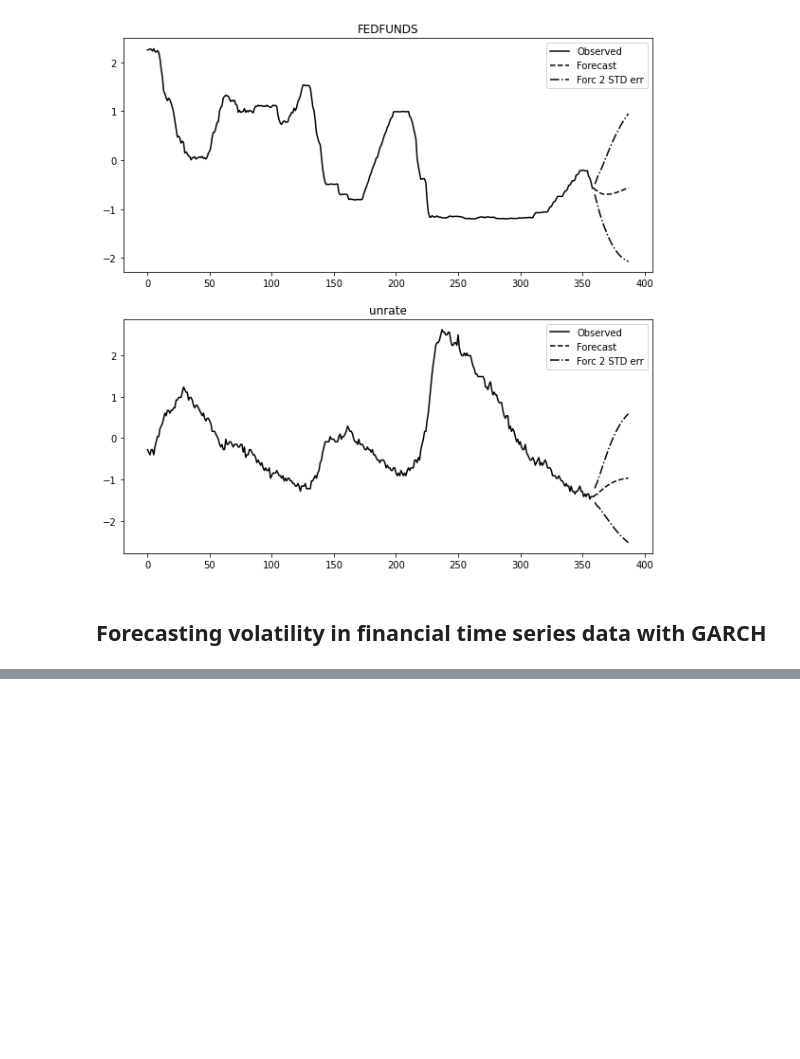
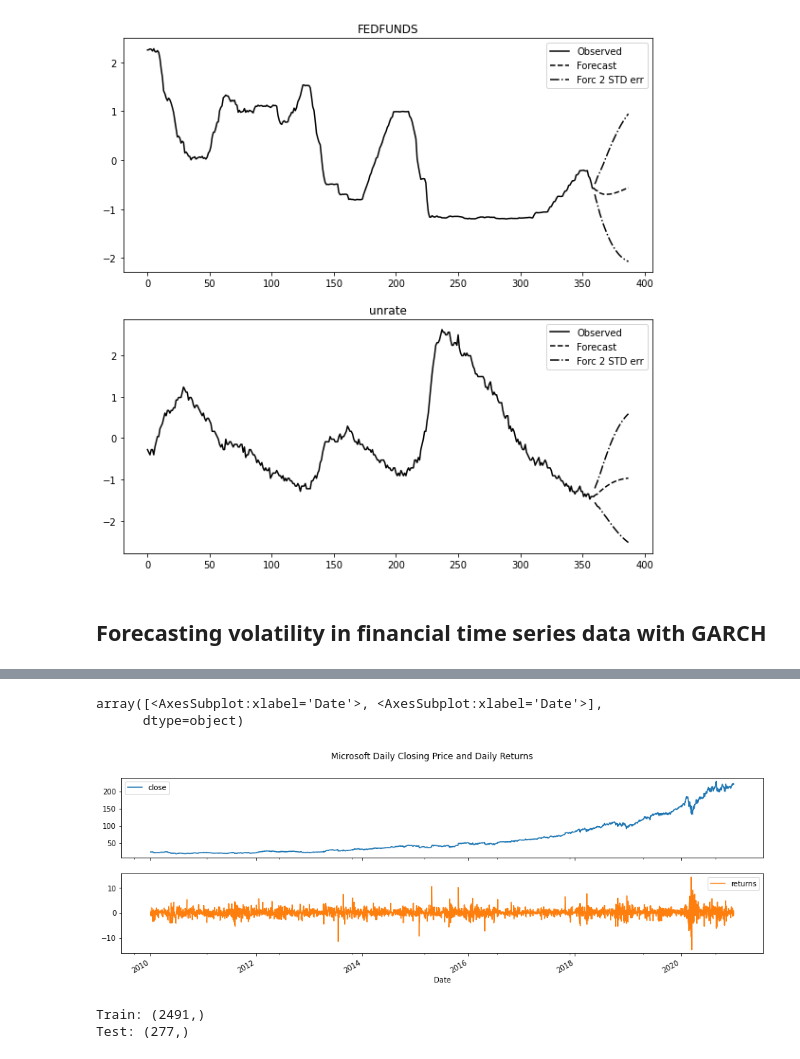
Before and after one commit to LaurbergMJ/TimeSeriesAnalysisWithPythonCookbook, a Jupyter notebook: Ch11.ipynb, the cells around one changed output, grey strips where cells are left out. Drawn from its saved outputs; the diff is of its cells as text; code cells hidden in the pictures; blank space fills up the shorter version.

```diff
--- a/Ch11.ipynb
+++ b/Ch11.ipynb
@@ -725,0 +758,25 @@ results.plot_forecast(n, plot_stderr=True)
+# %%
+# Load the msft.csv dataset
+msft = pd.read_csv('../TimeSeriesAnalysisWithPythonCookbook/Data/msft.csv', index_col='Date', parse_dates=True)
+# %%
+# Convert the daily stock price into a daily stock return
+msft['returns'] = 100 * msft.pct_change()
+# %%
+msft.dropna(inplace=True, how='any')
+# %%
+# Plot both the daily stock price and daily return
+msft.plot(subplots=True, title='Microsoft Daily Closing Price and Daily Returns')
+# %% [output]
+array([<AxesSubplot:xlabel='Date'>, <AxesSubplot:xlabel='Date'>],
+      dtype=object)
+[figure, added]
+# %%
+# Split the data into 90% train and 10% test
+idx = round(len(msft) * 0.90)
+train = msft.returns[:idx]
+test = msft.returns[idx:]
+print(f'Train: {train.shape}')
+print(f'Test: {test.shape}')
+# %% [output]
+Train: (2491,)
+Test: (277,)
```
Also changed, not shown: parts of 18 cells of this notebook, 1 other file.
